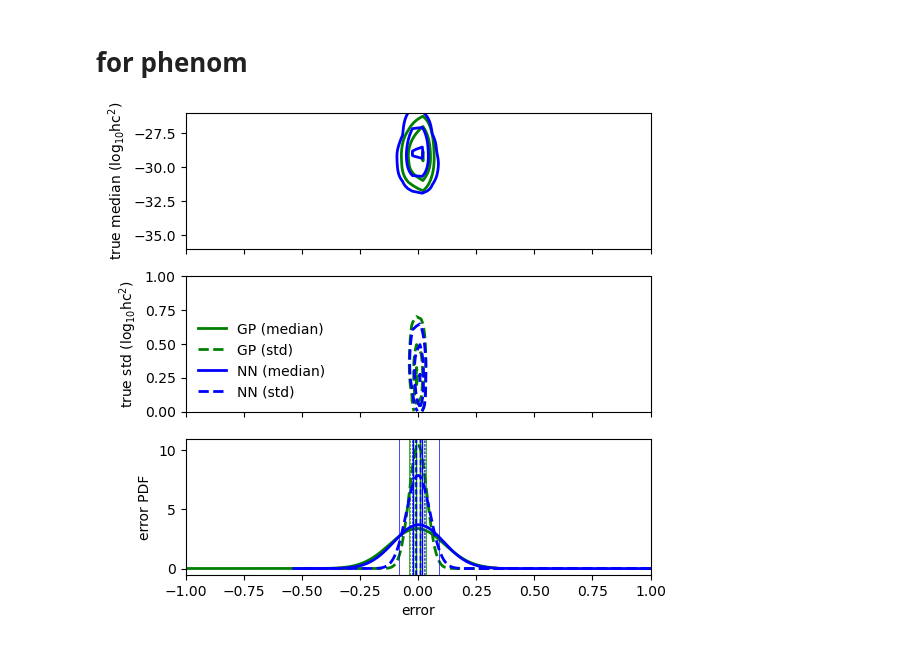
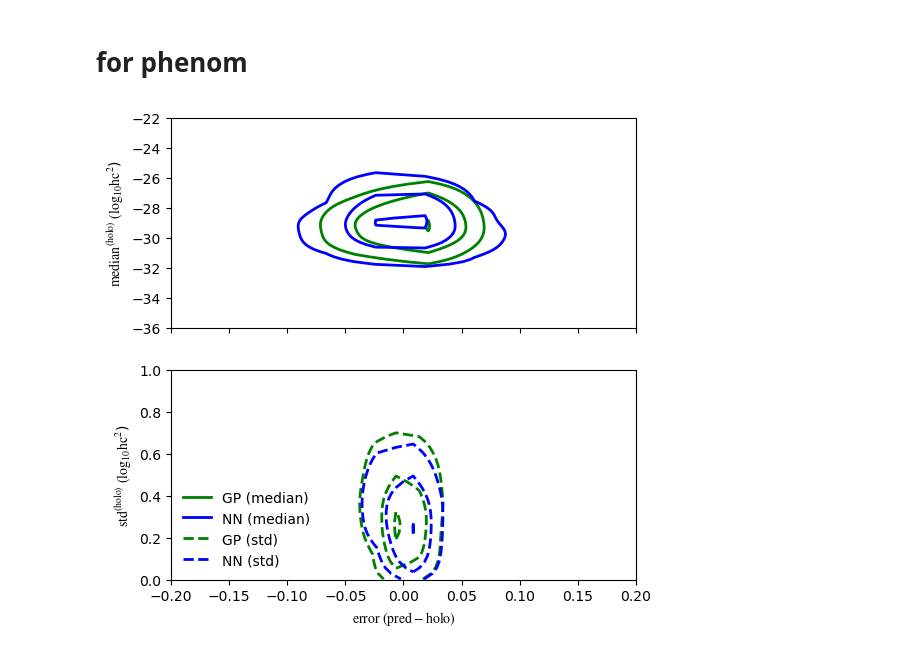
Before and after one commit to shreyas-tiruvaskar/NNs_replacing_GPs_in_GWB_analysis, a Jupyter notebook: notebooks/figures/Figure8_and_9.ipynb, the cells around one changed output. Saved outputs shown, nothing was run; the diff lists cells and outputs as text; code cells hidden in the pictures.

```diff
--- a/notebooks/figures/Figure8_and_9.ipynb
+++ b/notebooks/figures/Figure8_and_9.ipynb
@@ -13,6 +13,7 @@ if not (PROJECT_ROOT / 'holodeck_output_lib_gp_mcmc').exists():
 import numpy as np
 import h5py
 import matplotlib.pyplot as plt
+plt.rcParams.update({"mathtext.fontset": "stix"}) # to have a font like latex files for all the plots
 from scipy.stats import norm
 from scipy.stats import gaussian_kde
 
@@ -627,69 +544,42 @@ nn_q90_std = np.percentile(errors_std, [5, 95])    # 90% central interval
 # %%
 from matplotlib.lines import Line2D
 
-fig, axes = plt.subplots(nrows=3, ncols=1, figsize=[6, 6])
+fig, axes = plt.subplots(nrows=2, ncols=1, figsize=[6, 6])
 
-lim = 1
+lim = 0.2
 xlim_lower = -lim
 xlim_upper = lim
 
 # axes[0].scatter(x_median_test, y_median_test, s=0.5, alpha=0.1, color='green', label="points")
 cs = axes[0].contour(X_median_test, Y_median_test, Z_median_test, levels=thresholds_median_test, colors='green', linewidths=2)
 cs = axes[0].contour(nn_X_median_test, nn_Y_median_test, nn_Z_median_test, levels=nn_thresholds_median_test, colors='blue', linewidths=2)
 
 # axes[0].set_xlabel("error")
-axes[0].set_ylabel(r"true median ($\mathrm{log_{10} hc^2}$)")
+axes[0].set_ylabel(r"$\mathrm{median^{(holo)}}\ (\mathrm{log_{10} hc^2}$)")
 axes[0].set_xlim([xlim_lower, xlim_upper])
 axes[0].tick_params(labelbottom=False)
-axes[0].set_ylim([-36, -26])
+axes[0].set_ylim([-36, -22])
 
 # axes[1].scatter(x_std_test, y_std_test, s=0.5, alpha=0.1, color='green', label="points")
 cs = axes[1].contour(X_std_test, Y_std_test, Z_std_test, levels=thresholds_std_test, colors='green', linewidths=2, linestyles='--')
 cs = axes[1].contour(nn_X_std_test, nn_Y_std_test, nn_Z_std_test, levels=nn_thresholds_std_test, colors='blue', linewidths=2, linestyles='--')
 
 # axes[1].set_xlabel("error")
-axes[1].set_ylabel(r"true std ($\mathrm{log_{10} hc^2}$)")
+axes[1].set_ylabel(r"$\mathrm{std^{(holo)}}\ (\mathrm{log_{10} hc^2}$)")
 axes[1].set_xlim([xlim_lower, xlim_upper])
-axes[1].tick_params(labelbottom=False)
 axes[1].set_ylim([0, 1])
-
-axes[2].plot(xvals_median, pdf_median, color='green', lw=2)
-axes[2].plot(xvals_std, pdf_std, color='green', lw=2, ls='--')
-for q in q50_median:
-    axes[2].axvline(q, color='green', linestyle='-', lw=1)
-for q in q90_median:
-    axes[2].axvline(q, color='green', linestyle='-', lw=0.5)
-for q in q50_std:
-    axes[2].axvline(q, color='green', linestyle='--', lw=1)
-for q in q90_std:
-    axes[2].axvline(q, color='green', linestyle='--', lw=0.5)
-
-axes[2].plot(nn_xvals_median, nn_pdf_median, color='blue', lw=2)
-axes[2].plot(nn_xvals_std, nn_pdf_std, color='blue', lw=2, ls='--')
-for q in nn_q50_median:
-    axes[2].axvline(q, color='blue', linestyle='-', lw=1)
-for q in nn_q90_median:
-    axes[2].axvline(q, color='blue', linestyle='-', lw=0.5)
-for q in nn_q50_std:
-    axes[2].axvline(q, color='blue', linestyle='--', lw=1)
-for q in nn_q90_std:
-    axes[2].axvline(q, color='blue', linestyle='--', lw=0.5)
-
-axes[2].set_xlabel("error")
-axes[2].set_ylabel("error PDF")
-axes[2].set_xlim([xlim_lower, xlim_upper])
+axes[1].set_xlabel(r"$\mathrm{error \ (pred - holo)}$")
 
 # for legends
 legend_elements = [
     Line2D([0], [0], color='green', lw=2, ls='-',  label='GP (median)'),
+    Line2D([0], [0], color='blue',  lw=2, ls='-',  label='NN (median)'),
     Line2D([0], [0], color='green', lw=2, ls='--', label='GP (std)'),
-    Line2D([0], [0], color='blue',  lw=2, ls='-',  label='NN (median)'),
     Line2D([0], [0], color='blue',  lw=2, ls='--', label='NN (std)')
 ]
 
 axes[1].legend(handles=legend_elements, loc='lower left', frameon=False)
 
-
 fig.show()
 # %% [output]
-[figure, old version]
+[figure, new version]
```
Also changed, not shown: parts of 6 cells of this notebook, 4 other files.
